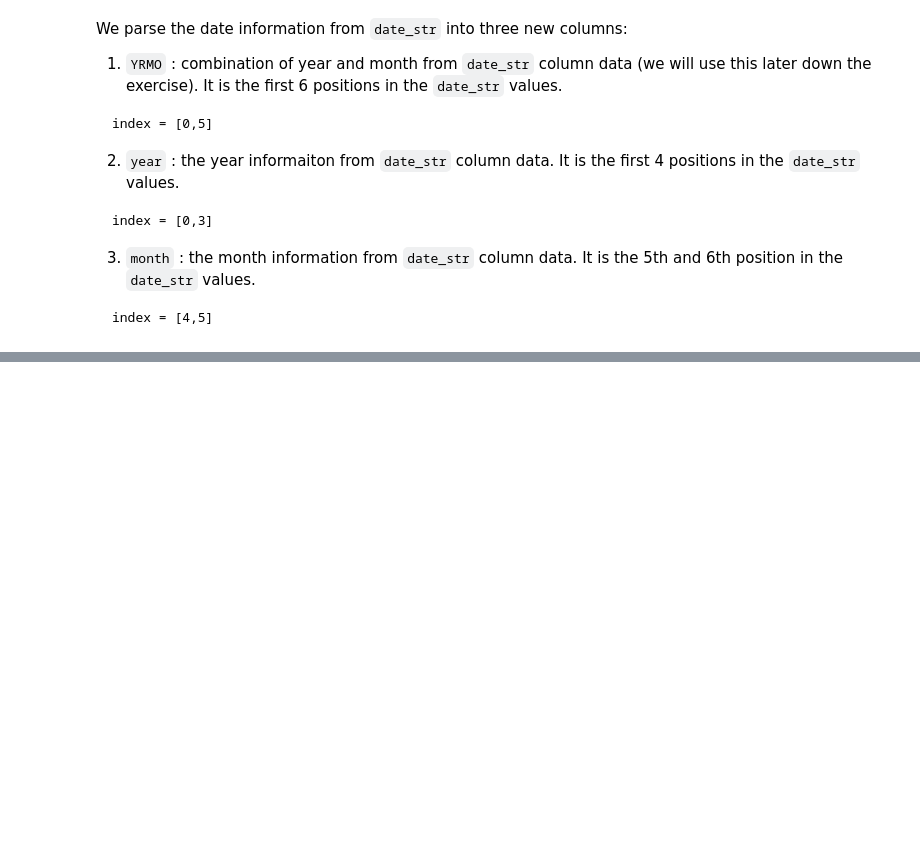
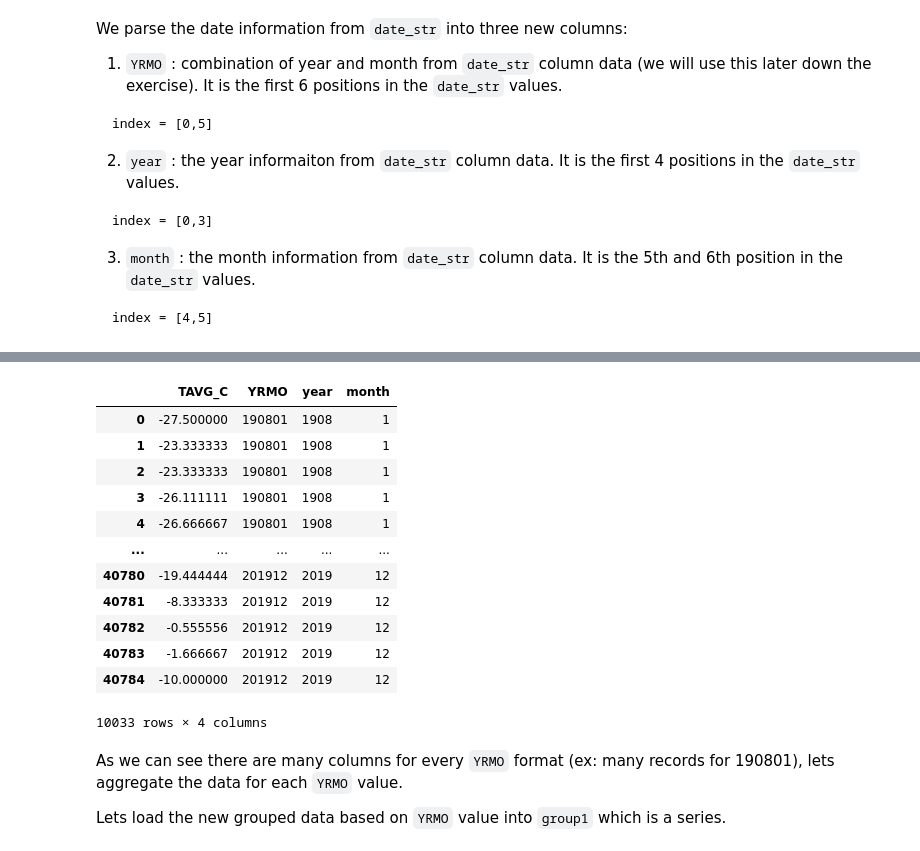
Before and after one commit to saiga143/geopython, a Jupyter notebook: exercise-1/temp_anamolies.ipynb, the cells around one changed output, grey strips where cells are left out. Saved outputs shown, nothing was run; the diff lists cells and outputs as text; code cells hidden in the pictures; blank space fills up the shorter version.

```diff
--- a/exercise-1/temp_anamolies.ipynb
+++ b/exercise-1/temp_anamolies.ipynb
@@ -234,0 +330,3 @@ After parsing the necessary information from `date_str` column into new columns,
+# %%
+#removing 2020 information from winter_data
+winter_data = winter_data.loc[winter_data.year != 2020]
@@ -234,0 +343,20 @@ After parsing the necessary information from `date_str` column into new columns,
+# %%
+winter_data
+# %% [output]
+|  | TAVG_C | YRMO | year | month |
+| 0 | -27.500000 | 190801 | 1908 | 1 |
+| 1 | -23.333333 | 190801 | 1908 | 1 |
+| 2 | -23.333333 | 190801 | 1908 | 1 |
+| 3 | -26.111111 | 190801 | 1908 | 1 |
+| 4 | -26.666667 | 190801 | 1908 | 1 |
+| ... | ... | ... | ... | ... |
+| 40780 | -19.444444 | 201912 | 2019 | 12 |
+| 40781 | -8.333333 | 201912 | 2019 | 12 |
+| 40782 | -0.555556 | 201912 | 2019 | 12 |
+| 40783 | -1.666667 | 201912 | 2019 | 12 |
+| 40784 | -10.000000 | 201912 | 2019 | 12 |
+10033 rows × 4 columns
+# %% [markdown]
+As we can see there are many columns for every `YRMO` format (ex: many records for 190801), lets aggregate the data for each `YRMO` value.
+
+Lets load the new grouped data based on `YRMO` value into `group1` which is a series.
```
Also changed, not shown: parts of 39 cells of this notebook, 1 other file.
